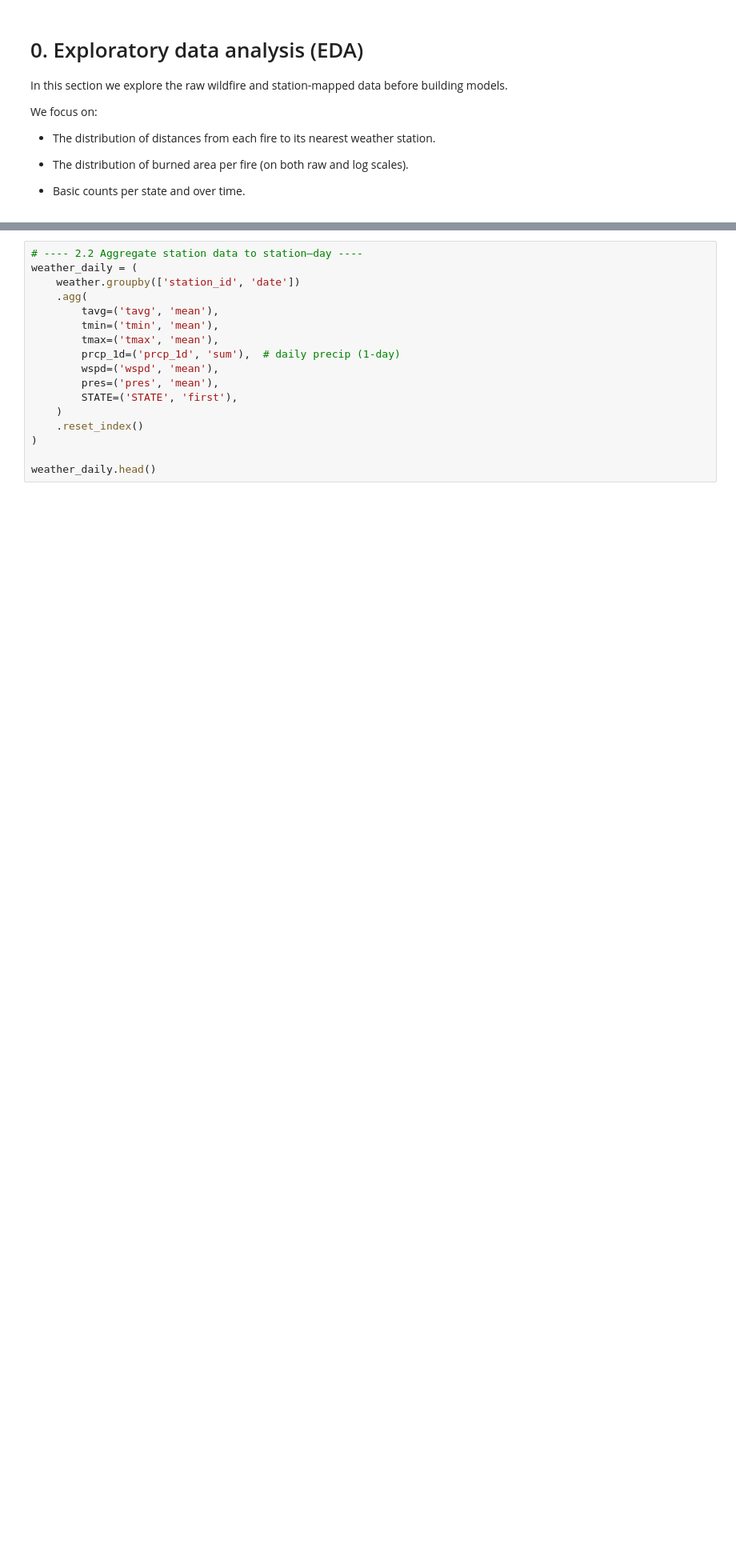
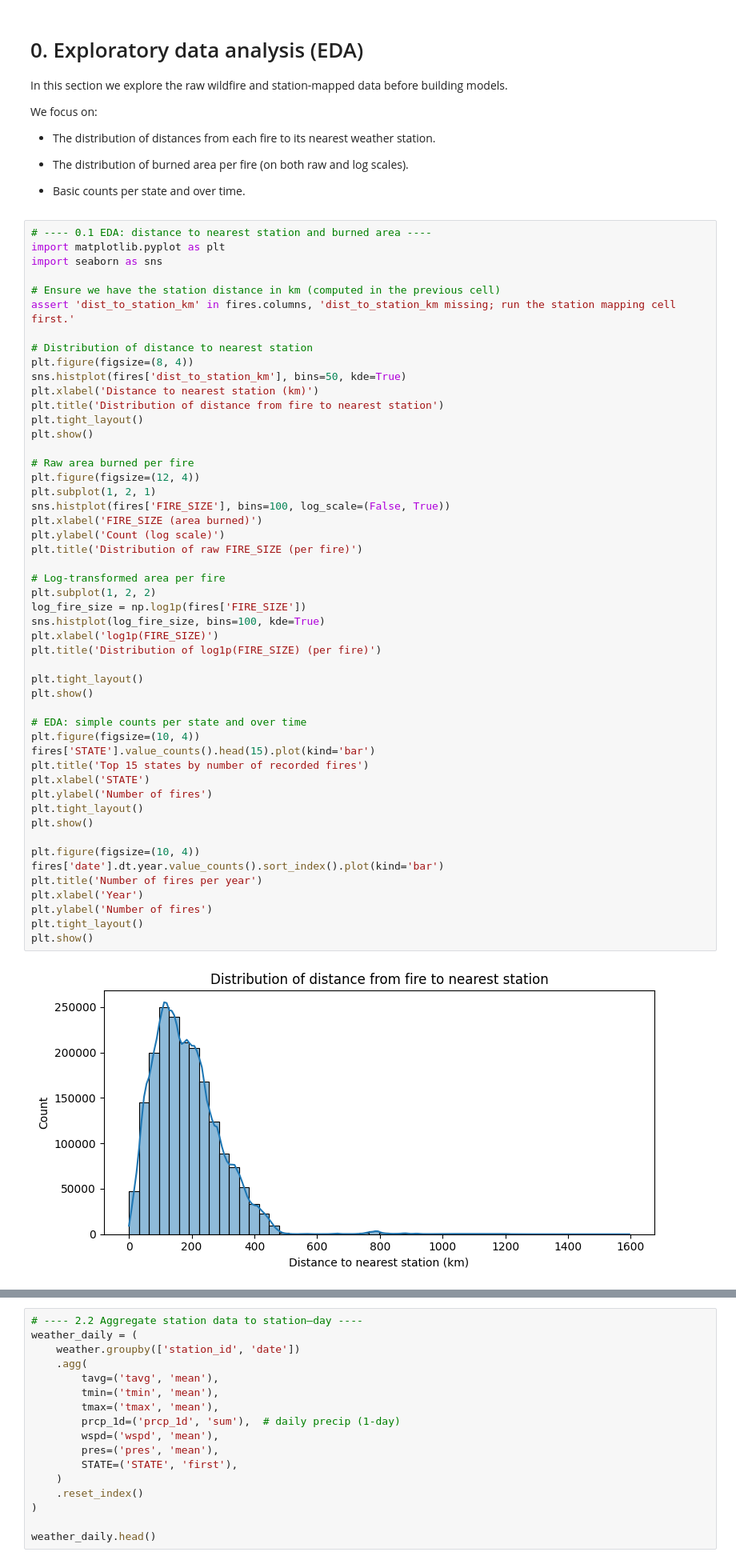
Before and after one commit to whelixw/week_11_wildfire_prediction, a Jupyter notebook: scripts/wildfires.ipynb, the cells around one changed output, grey strips where cells are left out. Shown at 80% size. Drawn from its saved outputs; the diff is of its cells as text; blank space fills up the shorter version.

```diff
--- a/scripts/wildfires.ipynb
+++ b/scripts/wildfires.ipynb
@@ -72,3 +72,55 @@ We focus on:
 - The distribution of burned area per fire (on both raw and log scales).
 
 - Basic counts per state and over time.
+# %%
+# ---- 0.1 EDA: distance to nearest station and burned area ----
+import matplotlib.pyplot as plt
+import seaborn as sns
+
+# Ensure we have the station distance in km (computed in the previous cell)
+assert 'dist_to_station_km' in fires.columns, 'dist_to_station_km missing; run the station mapping cell first.'
+
+# Distribution of distance to nearest station
+plt.figure(figsize=(8, 4))
+sns.histplot(fires['dist_to_station_km'], bins=50, kde=True)
+plt.xlabel('Distance to nearest station (km)')
+plt.title('Distribution of distance from fire to nearest station')
+plt.tight_layout()
+plt.show()
+
+# Raw area burned per fire
+plt.figure(figsize=(12, 4))
+plt.subplot(1, 2, 1)
+sns.histplot(fires['FIRE_SIZE'], bins=100, log_scale=(False, True))
+plt.xlabel('FIRE_SIZE (area burned)')
+plt.ylabel('Count (log scale)')
+plt.title('Distribution of raw FIRE_SIZE (per fire)')
+
+# Log-transformed area per fire
+plt.subplot(1, 2, 2)
+log_fire_size = np.log1p(fires['FIRE_SIZE'])
+sns.histplot(log_fire_size, bins=100, kde=True)
+plt.xlabel('log1p(FIRE_SIZE)')
+plt.title('Distribution of log1p(FIRE_SIZE) (per fire)')
+
+plt.tight_layout()
+plt.show()
+
+# EDA: simple counts per state and over time
+plt.figure(figsize=(10, 4))
+fires['STATE'].value_counts().head(15).plot(kind='bar')
+plt.title('Top 15 states by number of recorded fires')
+plt.xlabel('STATE')
+plt.ylabel('Number of fires')
+plt.tight_layout()
+plt.show()
+
+plt.figure(figsize=(10, 4))
+fires['date'].dt.year.value_counts().sort_index().plot(kind='bar')
+plt.title('Number of fires per year')
+plt.xlabel('Year')
+plt.ylabel('Number of fires')
+plt.tight_layout()
+plt.show()
+# %% [output]
+[figure, added]
```
Also changed, not shown: parts of 4 cells of this notebook.
